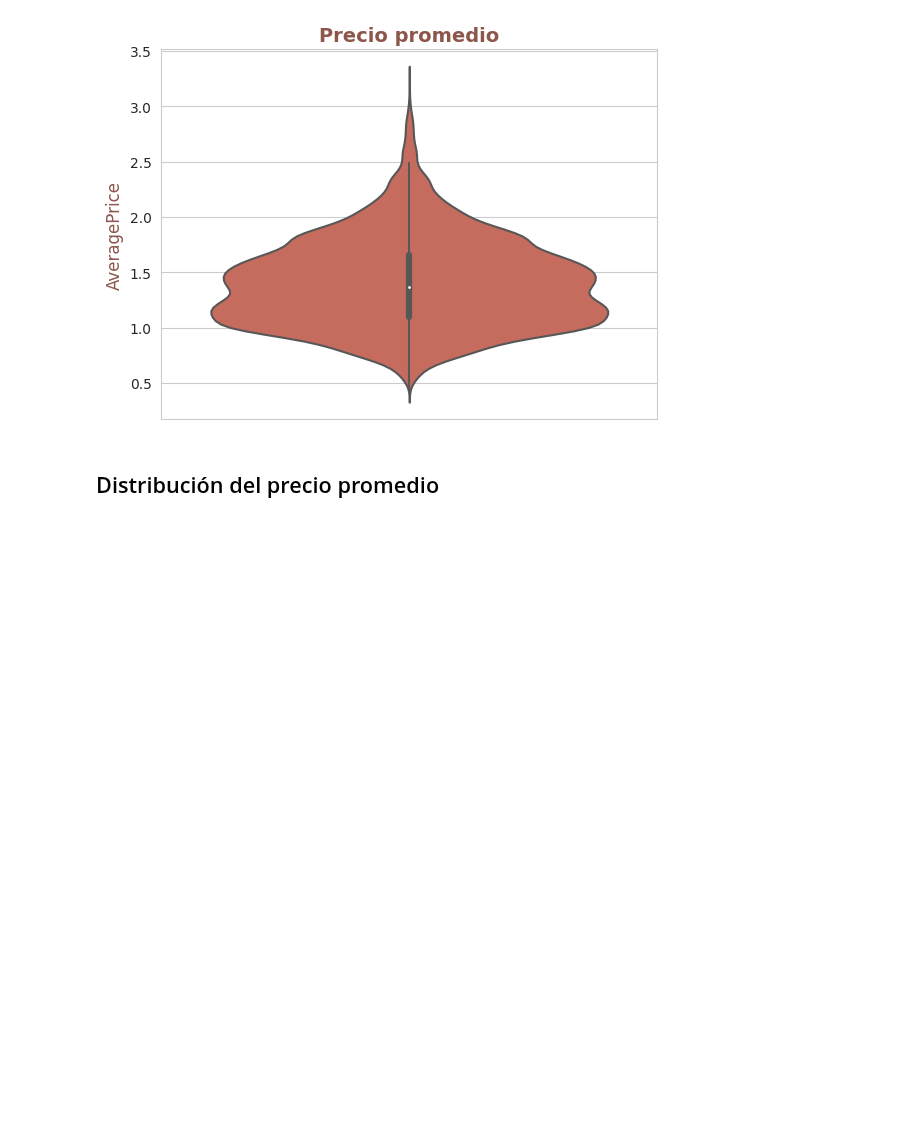
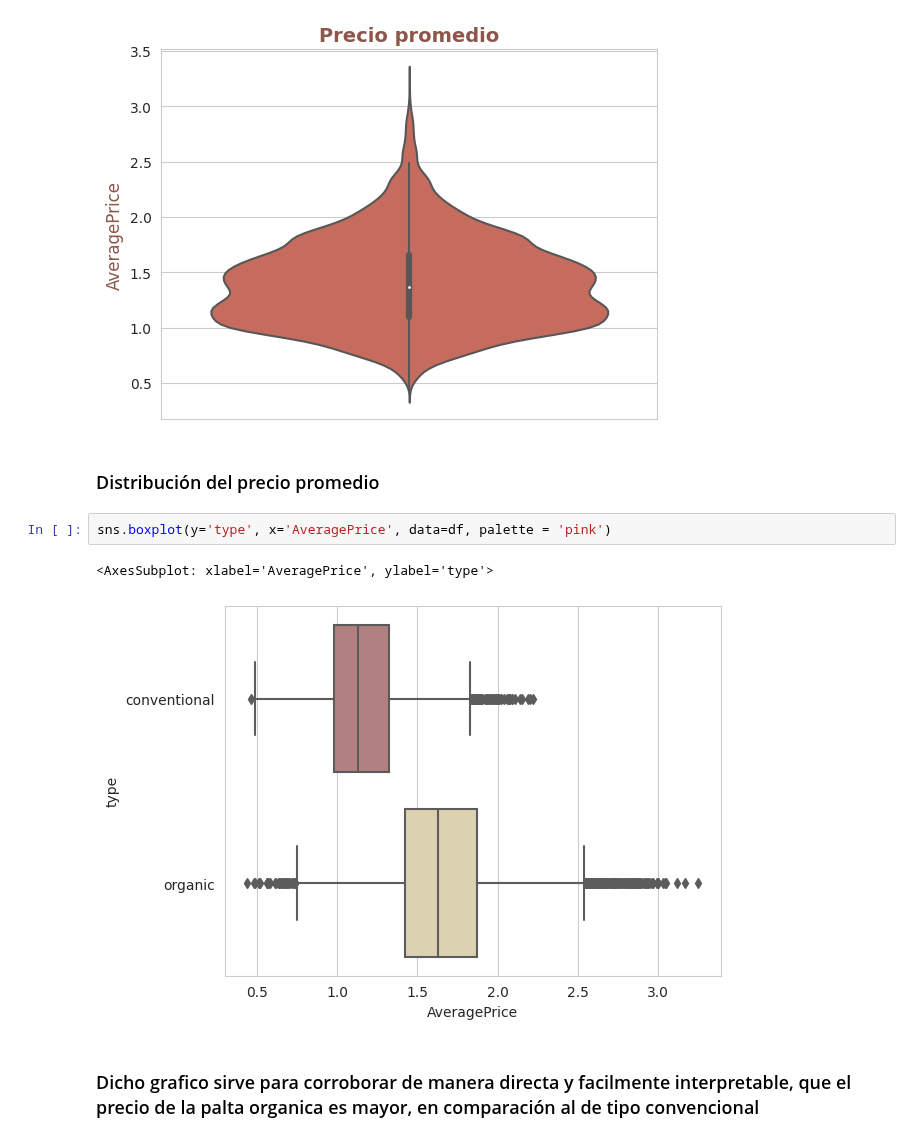
Before and after one commit to FacundoCardozo5/CoderHouse_CH-32845, a Jupyter notebook: notebooks/VisualizaciónCardozoDEFINITIVO.ipynb, the cells around one changed output. Saved outputs shown, nothing was run; the diff lists cells and outputs as text; blank space fills up the shorter version.

```diff
--- a/notebooks/VisualizaciónCardozoDEFINITIVO.ipynb
+++ b/notebooks/VisualizaciónCardozoDEFINITIVO.ipynb
@@ -213,4 +213,11 @@ plt.title('Precio promedio', fontdict = {'fontsize': 14, 'fontweight': 'bold', '
 Text(0.5, 1.0, 'Precio promedio')
 [figure]
 # %% [markdown]
-## Distribución del precio promedio
+### Distribución del precio promedio
+# %%
+sns.boxplot(y='type', x='AveragePrice', data=df, palette = 'pink')
+# %% [output]
+<AxesSubplot: xlabel='AveragePrice', ylabel='type'>
+[figure, added]
+# %% [markdown]
+### Dicho grafico sirve para corroborar de manera directa y facilmente interpretable, que el precio de la palta organica es mayor, en comparación al de tipo convencional
```
